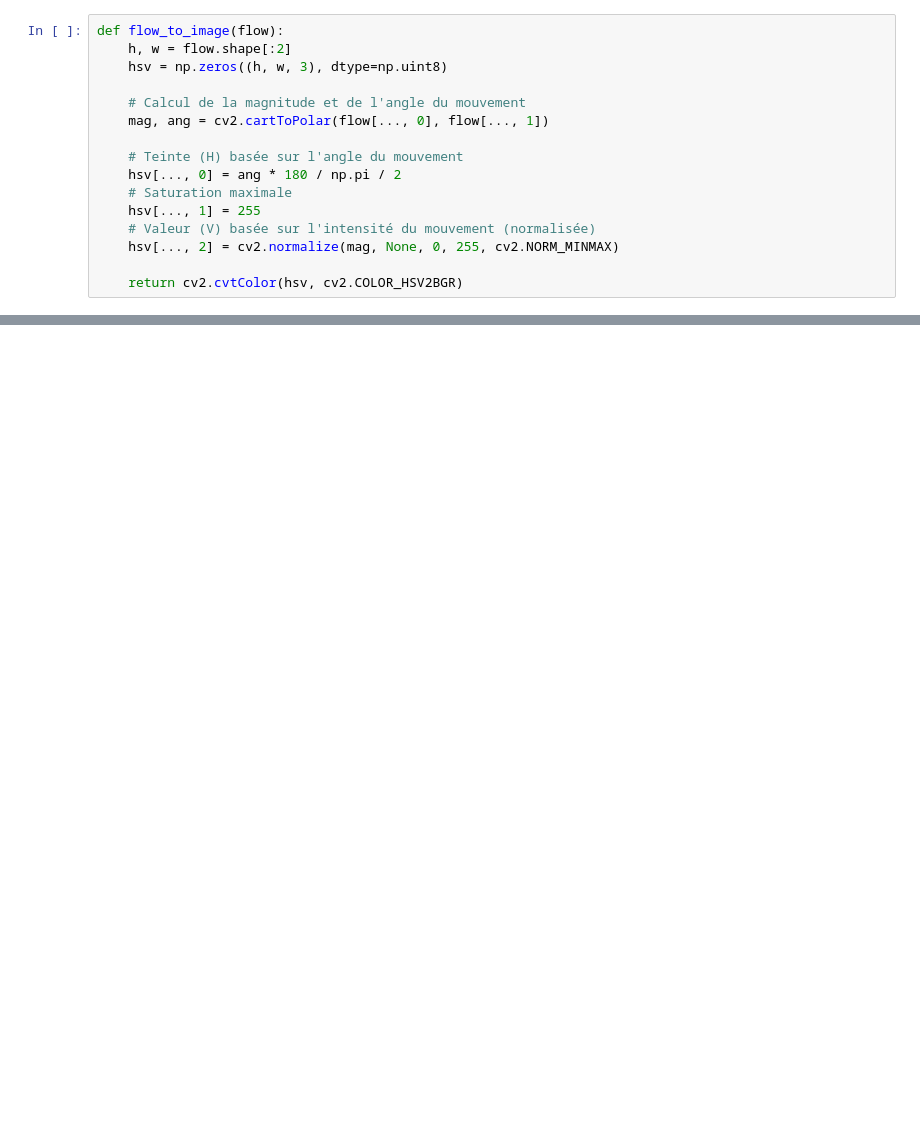
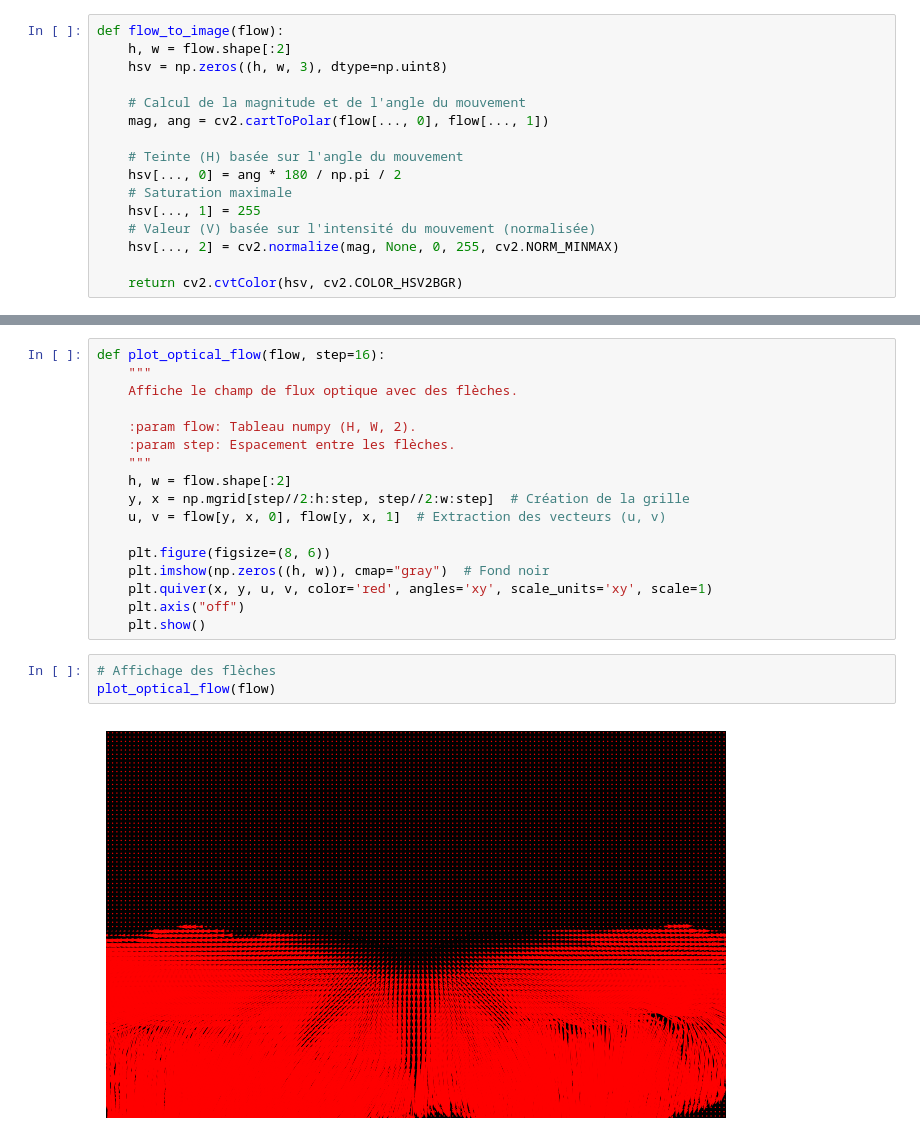
Before and after one commit to victrolles/Trackmania-DL-RL, a Jupyter notebook: pytorch-pwc-sniklaus/test_optical_flow.ipynb, the cells around one changed output, grey strips where cells are left out. Saved outputs shown, nothing was run; the diff lists cells and outputs as text; blank space fills up the shorter version.

Commit message:
Recherches flux optique

```diff
--- a/pytorch-pwc-sniklaus/test_optical_flow.ipynb
+++ b/pytorch-pwc-sniklaus/test_optical_flow.ipynb
@@ -50,0 +60,22 @@ plt.imshow(cv2.cvtColor(flow_image, cv2.COLOR_BGR2RGB))
+# %%
+def plot_optical_flow(flow, step=16):
+    """
+    Affiche le champ de flux optique avec des flèches.
+
+    :param flow: Tableau numpy (H, W, 2).
+    :param step: Espacement entre les flèches.
+    """
+    h, w = flow.shape[:2]
+    y, x = np.mgrid[step//2:h:step, step//2:w:step]  # Création de la grille
+    u, v = flow[y, x, 0], flow[y, x, 1]  # Extraction des vecteurs (u, v)
+
+    plt.figure(figsize=(8, 6))
+    plt.imshow(np.zeros((h, w)), cmap="gray")  # Fond noir
+    plt.quiver(x, y, u, v, color='red', angles='xy', scale_units='xy', scale=1)
+    plt.axis("off")
+    plt.show()
+# %%
+# Affichage des flèches
+plot_optical_flow(flow)
+# %% [output]
+[figure, added]
```
Also changed, not shown: parts of 13 cells of this notebook, 4 other files.
